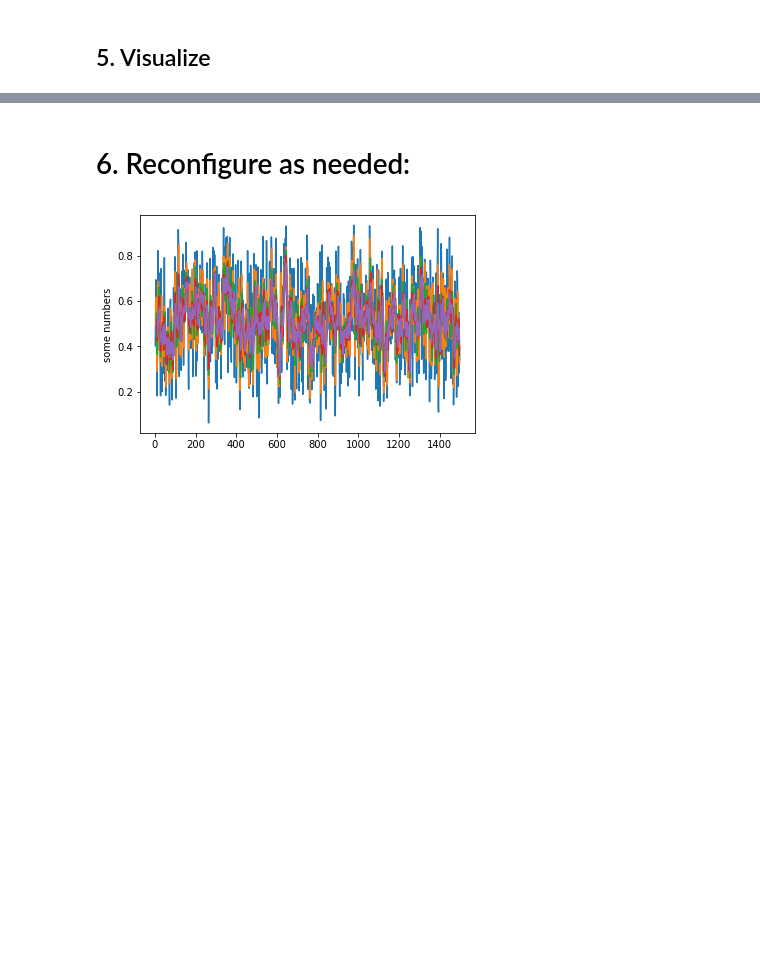
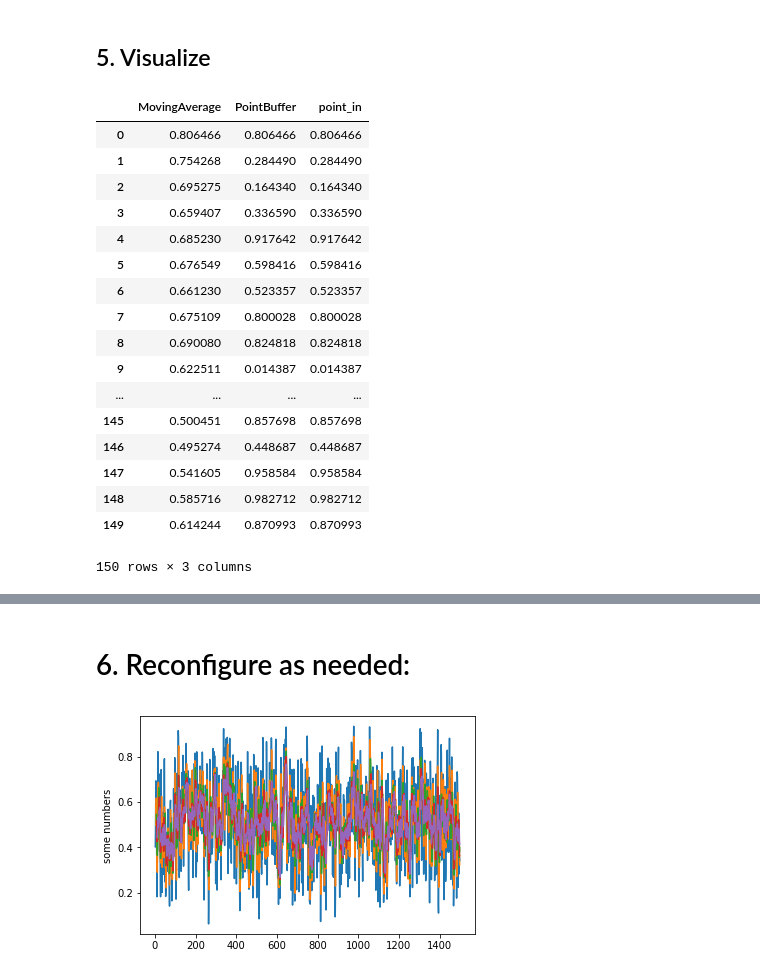
Before and after one commit to JustinGirard/processingNetwork, a Jupyter notebook: roughNotebooks/BasicDataProcessing.ipynb, the cells around one changed output, grey strips where cells are left out. Cells and saved outputs as stored; diff of their text form; code cells hidden in the pictures; blank space fills up the shorter version.

```diff
--- a/roughNotebooks/BasicDataProcessing.ipynb
+++ b/roughNotebooks/BasicDataProcessing.ipynb
@@ -114,6 +81,26 @@ features
 # %%
 import pandas as pd
 df = pd.DataFrame(features)
+display(df)
+# %% [output]
+|  | MovingAverage | PointBuffer | point_in |
+| 0 | 0.806466 | 0.806466 | 0.806466 |
+| 1 | 0.754268 | 0.284490 | 0.284490 |
+| 2 | 0.695275 | 0.164340 | 0.164340 |
+| 3 | 0.659407 | 0.336590 | 0.336590 |
+| 4 | 0.685230 | 0.917642 | 0.917642 |
+| 5 | 0.676549 | 0.598416 | 0.598416 |
+| 6 | 0.661230 | 0.523357 | 0.523357 |
+| 7 | 0.675109 | 0.800028 | 0.800028 |
+| 8 | 0.690080 | 0.824818 | 0.824818 |
+| 9 | 0.622511 | 0.014387 | 0.014387 |
+| ... | ... | ... | ... |
+| 145 | 0.500451 | 0.857698 | 0.857698 |
+| 146 | 0.495274 | 0.448687 | 0.448687 |
+| 147 | 0.541605 | 0.958584 | 0.958584 |
+| 148 | 0.585716 | 0.982712 | 0.982712 |
+| 149 | 0.614244 | 0.870993 | 0.870993 |
+150 rows × 3 columns
 # %%
 import matplotlib.pyplot as plt
 plt.plot(df['MovingAverage'])
```
Also changed, not shown: parts of 10 cells of this notebook.
